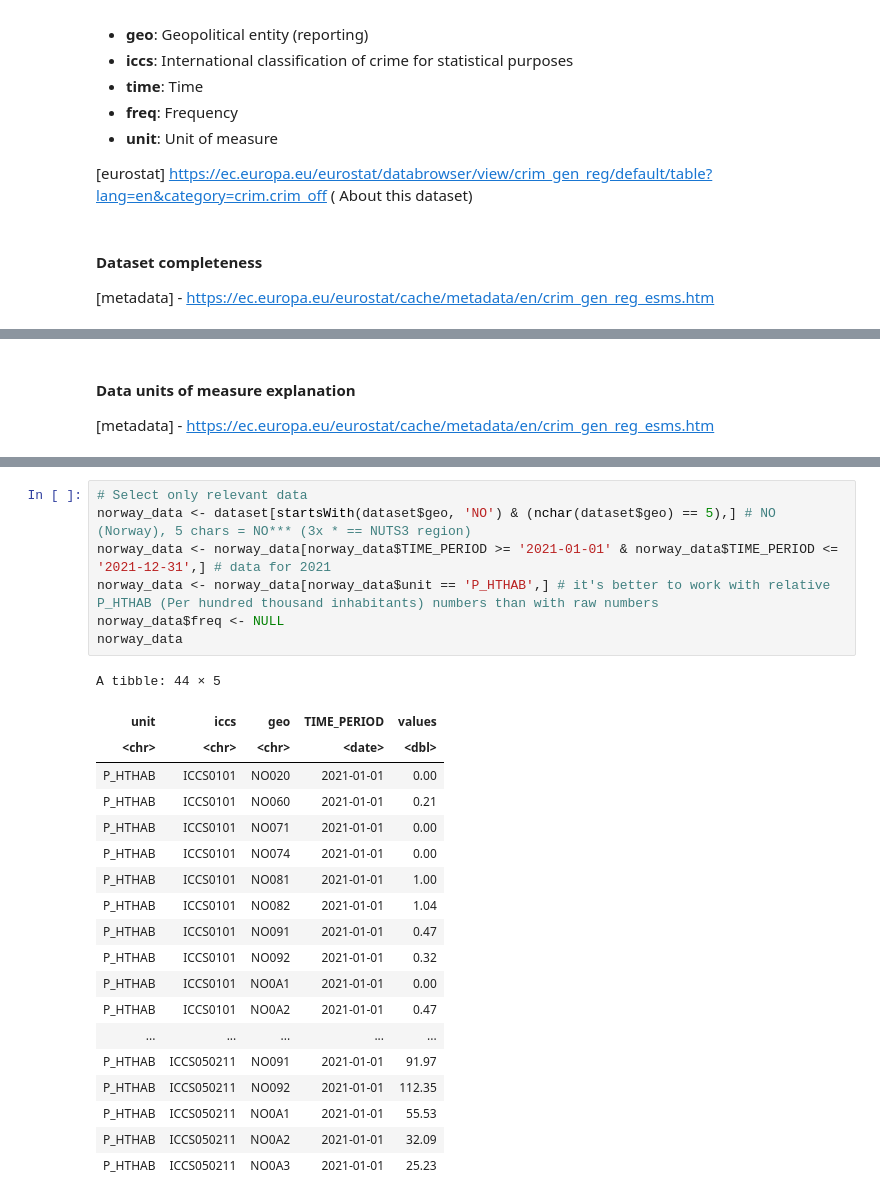
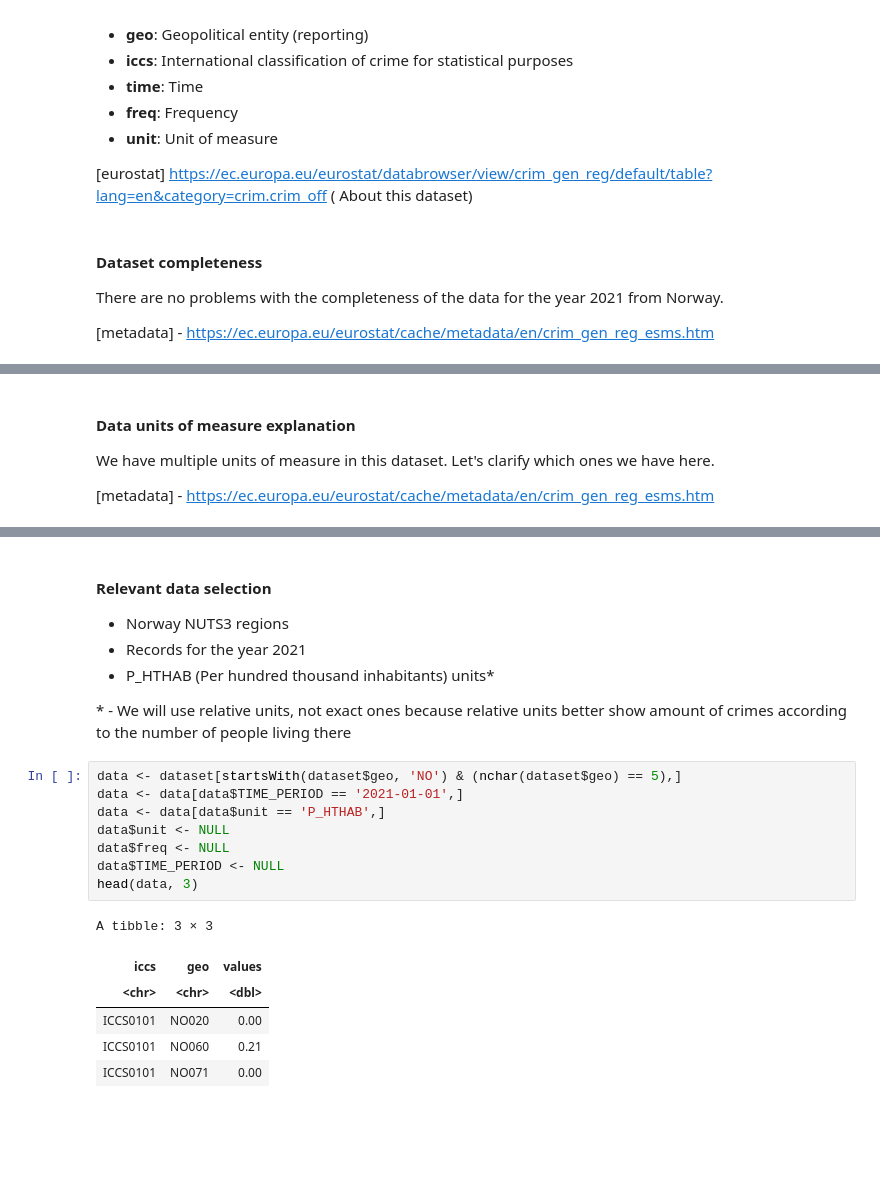
Before and after one commit to nickobard/eurostat-datasets-analysis, a Jupyter notebook: sem-1/semestral-work.ipynb, the cells around one changed output, grey strips where cells are left out. Cells and saved outputs as stored; diff of their text form; blank space fills up the shorter version.

Commit message:
Finished preparation, started descriptive stats

```diff
--- a/sem-1/semestral-work.ipynb
+++ b/sem-1/semestral-work.ipynb
@@ -57,39 +60,40 @@ A tibble: 5 × 6
 [eurostat] https://ec.europa.eu/eurostat/databrowser/view/crim_gen_reg/default/table?lang=en&category=crim.crim_off ( About this dataset)
 # %% [markdown]
 #### Dataset completeness
+
+There are no problems with the completeness of the data for the year 2021 from Norway.
+
 [metadata] - https://ec.europa.eu/eurostat/cache/metadata/en/crim_gen_reg_esms.htm
 # %% [markdown]
 ![completeness](src/images/completeness.png)
 # %% [markdown]
 #### Data units of measure explanation
 
+We have multiple units of measure in this dataset. Let's clarify which ones we have here.
+
 [metadata] - https://ec.europa.eu/eurostat/cache/metadata/en/crim_gen_reg_esms.htm
 # %% [markdown]
 ![units](src/images/units.png)
+# %% [markdown]
+#### Relevant data selection
+- Norway NUTS3 regions
+- Records for the year 2021
+- P_HTHAB (Per hundred thousand inhabitants) units*
+
+\* - We will use relative units, not exact ones because relative units better show amount of crimes according to the number of people
+living there
 # %%
-# Select only relevant data
-norway_data <- dataset[startsWith(dataset$geo, 'NO') & (nchar(dataset$geo) == 5),] # NO (Norway), 5 chars = NO*** (3x * == NUTS3 region)
-norway_data <- norway_data[norway_data$TIME_PERIOD >= '2021-01-01' & norway_data$TIME_PERIOD <= '2021-12-31',] # data for 2021
-norway_data <- norway_data[norway_data$unit == 'P_HTHAB',] # it's better to work with relative P_HTHAB (Per hundred thousand inhabitants) numbers than with raw numbers
-norway_data$freq <- NULL
-norway_data
+data <- dataset[startsWith(dataset$geo, 'NO') & (nchar(dataset$geo) == 5),]
+data <- data[data$TIME_PERIOD == '2021-01-01',]
+data <- data[data$unit == 'P_HTHAB',]
+data$unit <- NULL
+data$freq <- NULL
+data$TIME_PERIOD <- NULL
+head(data, 3)
 # %% [output]
-A tibble: 44 × 5
+A tibble: 3 × 3
-| unit | iccs | geo | TIME_PERIOD | values |
-| <chr> | <chr> | <chr> | <date> | <dbl> |
-| P_HTHAB | ICCS0101 | NO020 | 2021-01-01 | 0.00 |
-| P_HTHAB | ICCS0101 | NO060 | 2021-01-01 | 0.21 |
-| P_HTHAB | ICCS0101 | NO071 | 2021-01-01 | 0.00 |
-| P_HTHAB | ICCS0101 | NO074 | 2021-01-01 | 0.00 |
-| P_HTHAB | ICCS0101 | NO081 | 2021-01-01 | 1.00 |
-| P_HTHAB | ICCS0101 | NO082 | 2021-01-01 | 1.04 |
-| P_HTHAB | ICCS0101 | NO091 | 2021-01-01 | 0.47 |
-| P_HTHAB | ICCS0101 | NO092 | 2021-01-01 | 0.32 |
-| P_HTHAB | ICCS0101 | NO0A1 | 2021-01-01 | 0.00 |
-| P_HTHAB | ICCS0101 | NO0A2 | 2021-01-01 | 0.47 |
-| ... | ... | ... | ... | ... |
-| P_HTHAB | ICCS050211 | NO091 | 2021-01-01 | 91.97 |
-| P_HTHAB | ICCS050211 | NO092 | 2021-01-01 | 112.35 |
-| P_HTHAB | ICCS050211 | NO0A1 | 2021-01-01 | 55.53 |
-| P_HTHAB | ICCS050211 | NO0A2 | 2021-01-01 | 32.09 |
-| P_HTHAB | ICCS050211 | NO0A3 | 2021-01-01 | 25.23 |
+| iccs | geo | values |
+| <chr> | <chr> | <dbl> |
+| ICCS0101 | NO020 | 0.00 |
+| ICCS0101 | NO060 | 0.21 |
+| ICCS0101 | NO071 | 0.00 |
```
Also changed, not shown: parts of 10 cells of this notebook, 2 other files.
